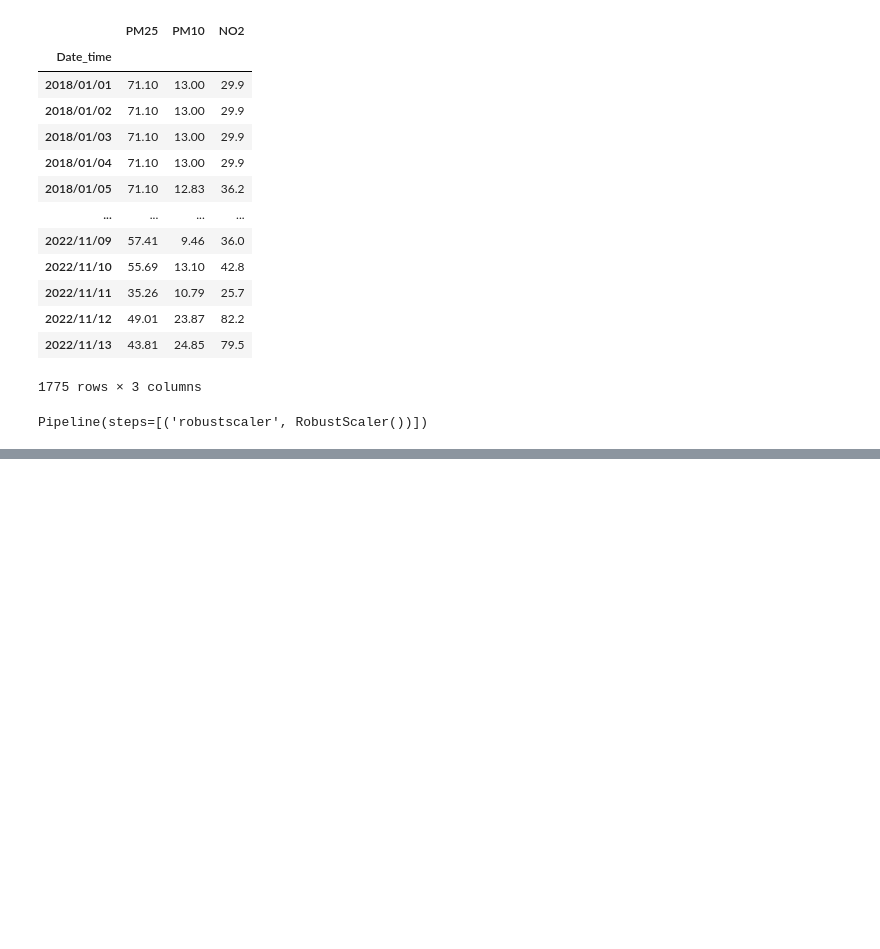
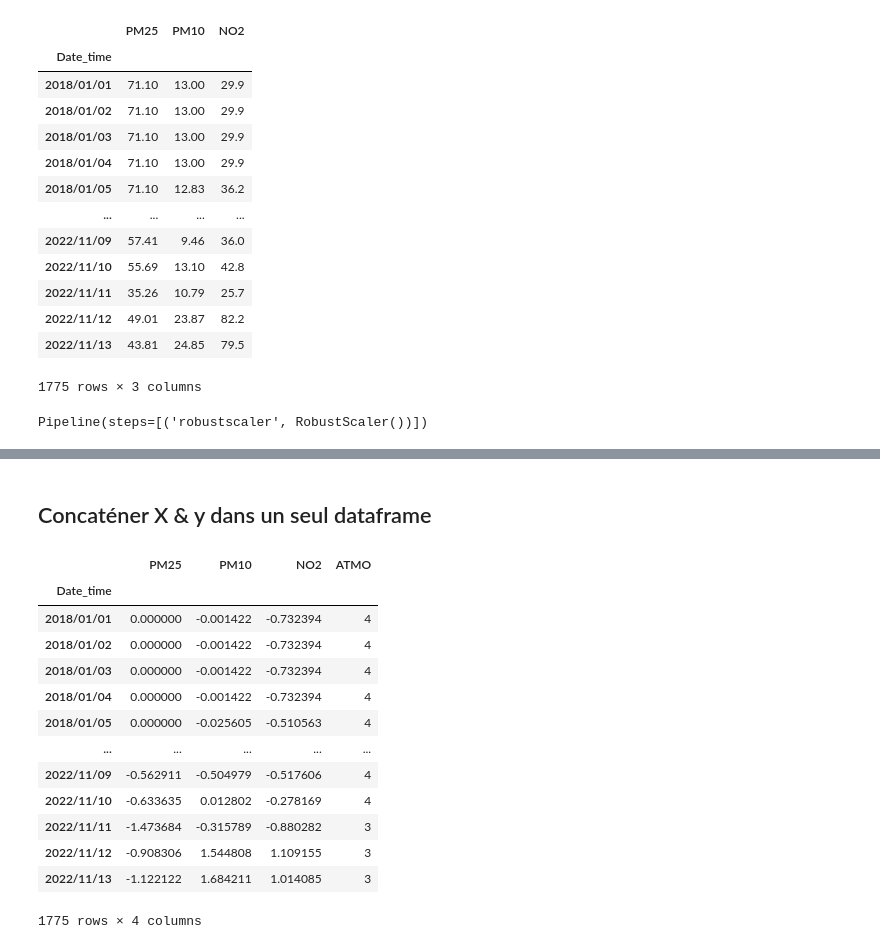
Before and after one commit to TheLab75/ParisDeepAirProject, a Jupyter notebook: notebooks/Louis_pollution5_preprocessing_test_75016.ipynb, the cells around one changed output, grey strips where cells are left out. Saved outputs shown, nothing was run; the diff lists cells and outputs as text; code cells hidden in the pictures; blank space fills up the shorter version.

```diff
--- a/notebooks/Louis_pollution5_preprocessing_test_75016.ipynb
+++ b/notebooks/Louis_pollution5_preprocessing_test_75016.ipynb
@@ -309,0 +350,21 @@ X.to_csv('../data/pollution/inputs/X.csv', index=False)
+# %% [markdown]
+## Concaténer X & y dans un seul dataframe
+# %%
+Xy_PA75016 = pd.concat([X, y], axis = 1)
+# %%
+Xy_PA75016
+# %% [output]
+|  | PM25 | PM10 | NO2 | ATMO |
+| Date_time |  |  |  |  |
+| 2018/01/01 | 0.000000 | -0.001422 | -0.732394 | 4 |
+| 2018/01/02 | 0.000000 | -0.001422 | -0.732394 | 4 |
+| 2018/01/03 | 0.000000 | -0.001422 | -0.732394 | 4 |
+| 2018/01/04 | 0.000000 | -0.001422 | -0.732394 | 4 |
+| 2018/01/05 | 0.000000 | -0.025605 | -0.510563 | 4 |
+| ... | ... | ... | ... | ... |
+| 2022/11/09 | -0.562911 | -0.504979 | -0.517606 | 4 |
+| 2022/11/10 | -0.633635 | 0.012802 | -0.278169 | 4 |
+| 2022/11/11 | -1.473684 | -0.315789 | -0.880282 | 3 |
+| 2022/11/12 | -0.908306 | 1.544808 | 1.109155 | 3 |
+| 2022/11/13 | -1.122122 | 1.684211 | 1.014085 | 3 |
+1775 rows × 4 columns
```
Also changed, not shown: parts of 10 cells of this notebook, 2 other files.
